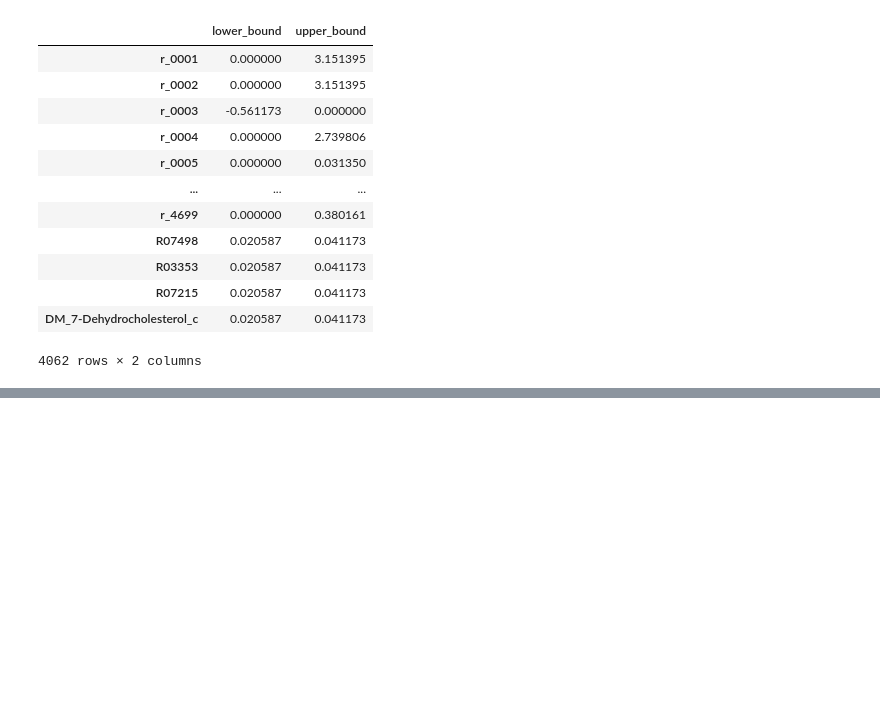
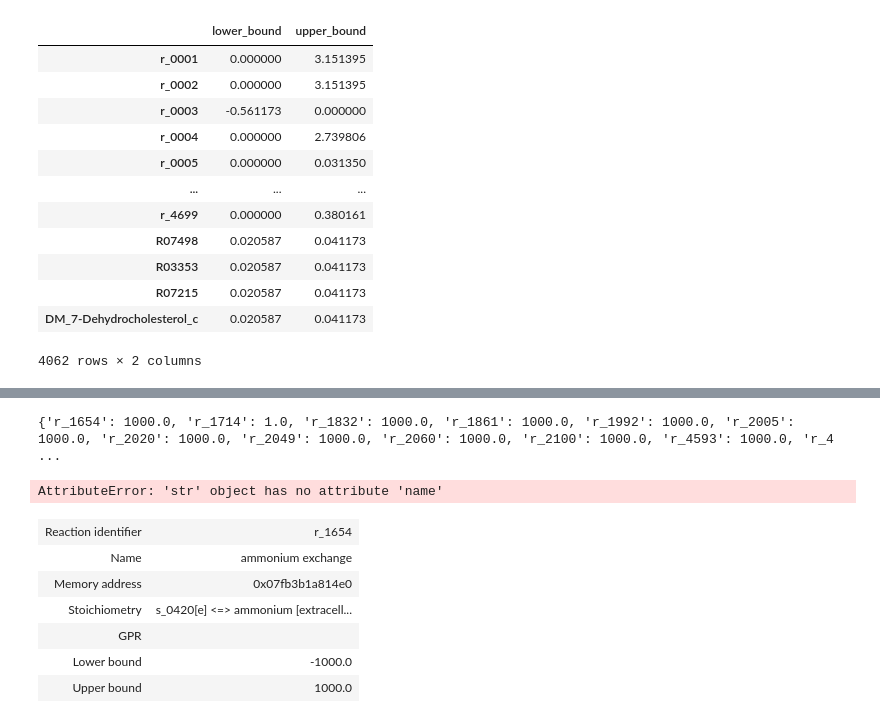
Before and after one commit to 27410/27410-2020-group-project-group-14-vitamin-d-production, a Jupyter notebook: Flux_variability_analysis.ipynb, the cells around one changed output, grey strips where cells are left out. Cells and saved outputs as stored; diff of their text form; code cells hidden in the pictures; blank space fills up the shorter version.

```diff
--- a/Flux_variability_analysis.ipynb
+++ b/Flux_variability_analysis.ipynb
@@ -71,0 +62,27 @@ pathways = predictor.run(product="Lathosterol", max_predictions=4)
+# %%
+print(model.medium)
+
+
+
+with model:
+    medium = model.medium
+    medium['r_1992'] =1000
+    model.medium = medium
+    with model:
+        model.objective = model.reactions.R07215
+        DH_production = model.optimize().objective_value
+
+print(DH_production)
+# %% [output]
+{'r_1654': 1000.0, 'r_1714': 1.0, 'r_1832': 1000.0, 'r_1861': 1000.0, 'r_1992': 1000.0, 'r_2005': 1000.0, 'r_2020': 1000.0, 'r_2049': 1000.0, 'r_2060': 1000.0, 'r_2100': 1000.0, 'r_4593': 1000.0, 'r_4 ...
+AttributeError: 'str' object has no attribute 'name'
+# %%
+model.reactions.r_1654
+# %% [output]
+| Reaction identifier | r_1654 |
+| Name | ammonium exchange |
+| Memory address | 0x07fb3b1a814e0 |
+| Stoichiometry | s_0420[e] <=> ammonium [extracell... |
+| GPR |  |
+| Lower bound | -1000.0 |
+| Upper bound | 1000.0 |
```
Also changed, not shown: parts of 6 cells of this notebook, 5 other files.
